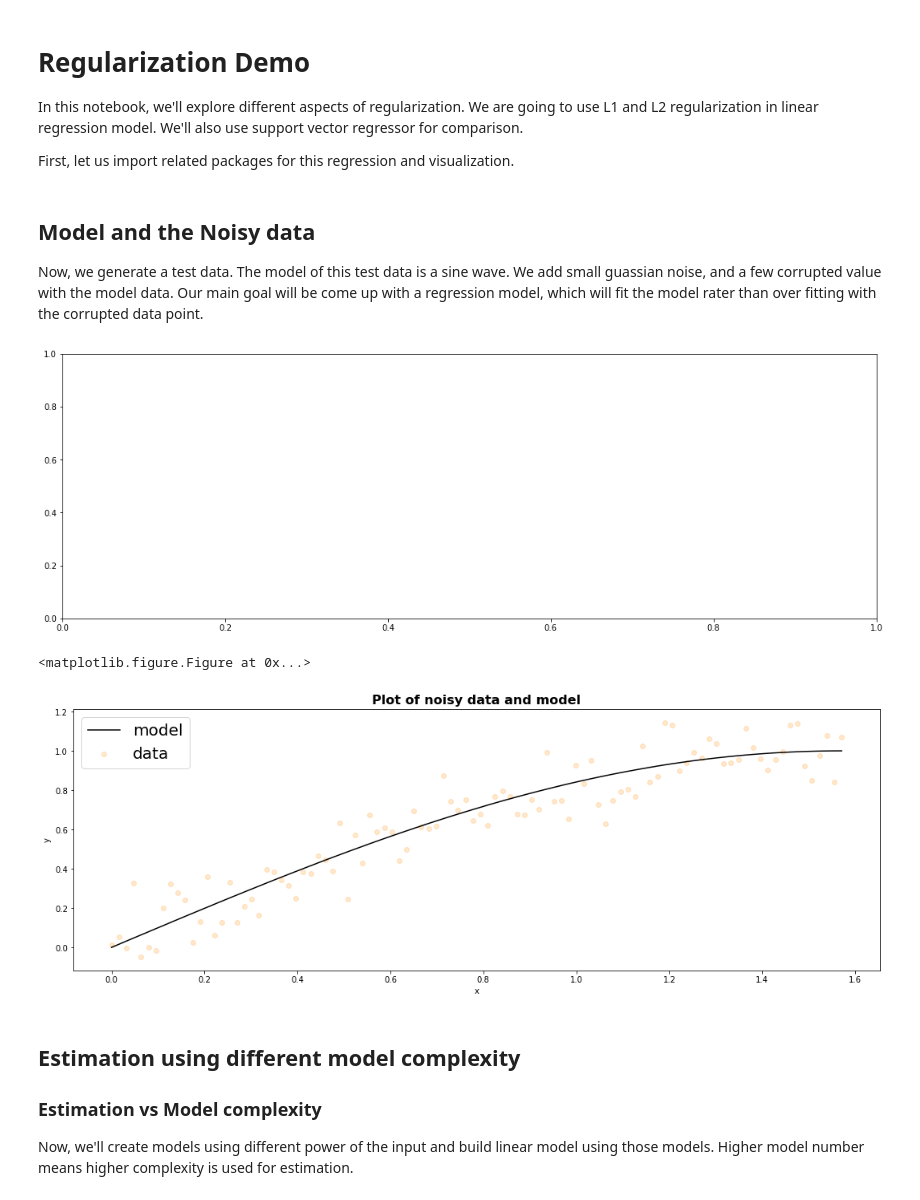
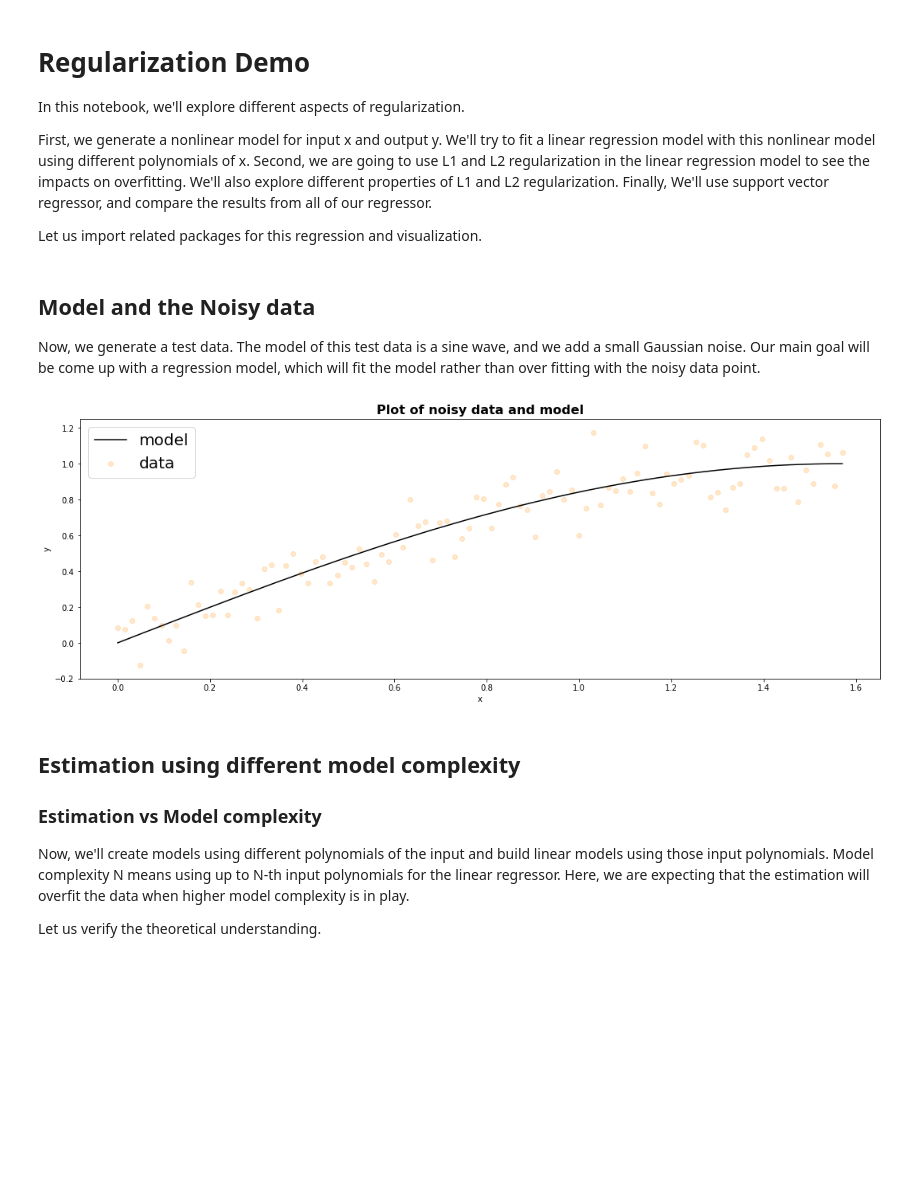
Before and after one commit to ParthaAcharjee/Demo-Notebooks, a Jupyter notebook: Regularization Demo.ipynb, the cells around one changed output. Cells and saved outputs as stored; diff of their text form; code cells hidden in the pictures; blank space fills up the shorter version.

Commit message:
Regularization demo updated

```diff
--- a/Regularization Demo.ipynb
+++ b/Regularization Demo.ipynb
@@ -1,8 +1,10 @@
 # %% [markdown]
 # Regularization Demo
-In this notebook, we'll explore different aspects of regularization. We are going to use L1 and L2 regularization in linear regression model. We'll also use support vector regressor for comparison.
+In this notebook, we'll explore different aspects of regularization.
 
-First, let us import related packages for this regression and visualization.
+First, we generate a nonlinear model for input x and output y. We'll try to fit a linear regression model with this nonlinear model using different polynomials of x. Second, we are going to use L1 and L2 regularization in the linear regression model to see the impacts on overfitting. We'll also explore different properties of L1 and L2 regularization. Finally, We'll use support vector regressor, and compare the results from all of our regressor.
+
+Let us import related packages for this regression and visualization.
 # %%
 import numpy as np
 import matplotlib.pyplot as plt
@@ -13,31 +15,31 @@ from IPython.core.pylabtools import figsize
 figsize(18, 6)
 # %% [markdown]
 ## Model and the Noisy data
-Now, we generate a test data. The model of this test data is a sine wave. We add small guassian noise, and a few corrupted value with the model data. Our main goal will be come up with a regression model, which will fit the model rater than over fitting with the corrupted data point.
+Now, we generate a test data. The model of this test data is a sine wave, and we add a small Gaussian noise. Our main goal will be come up with a regression model, which will fit the model rather than over fitting with the noisy data point.
 # %%
 N=100
-x=2*np.pi*np.linspace(0,1/4,N)
+x=2*np.pi*np.linspace(0,0.25,N)
 ymodel=np.sin(x)
 y=ymodel+np.random.normal(0,0.1,N)
 
 def plot_data_model(title):
     plt.scatter(x,y,alpha=0.2,color='darkorange',label='data')
     plt.plot(x,ymodel,color='k',label='model')
     plt.xlabel('x')
     plt.ylabel('y')
     plt.title(title, fontweight='bold',fontsize=16)
     plt.legend(prop={'size':20})
     plt.show()
 
 plot_data_model('Plot of noisy data and model')
 # %% [output]
-[figure, old version]
+[figure, new version]
-<matplotlib.figure.Figure at 0x...>
-[figure, removed]
 # %% [markdown]
 ## Estimation using different model complexity
 ### Estimation vs Model complexity
-Now, we'll create models using different power of the input and build linear model using those models. Higher model number means higher complexity is used for estimation.
+Now, we'll create models using different polynomials of the input and build linear models using those input polynomials. Model complexity N means using up to N-th input polynomials for the linear regressor. Here, we are expecting that the estimation will overfit the data when higher model complexity is in play.
+
+Let us verify the theoretical understanding.
 # %%
 ### Linear Regression fiting
 model=45
```
Also changed, not shown: parts of 20 cells of this notebook.
